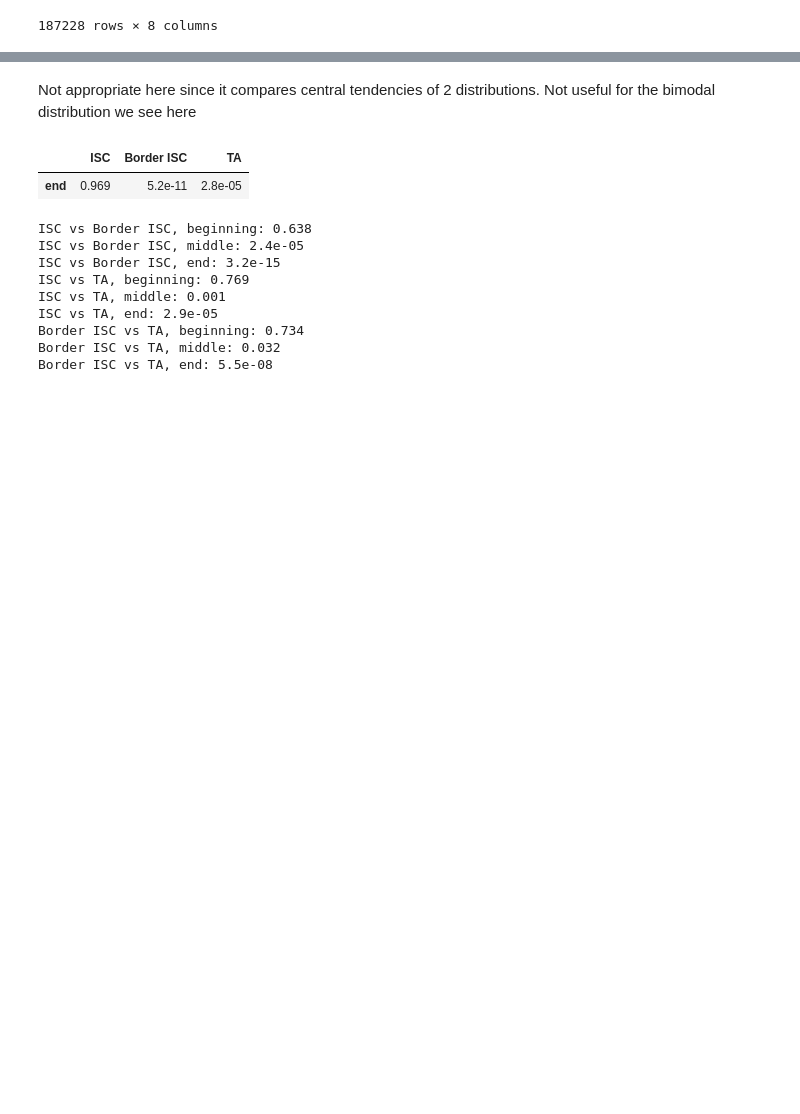
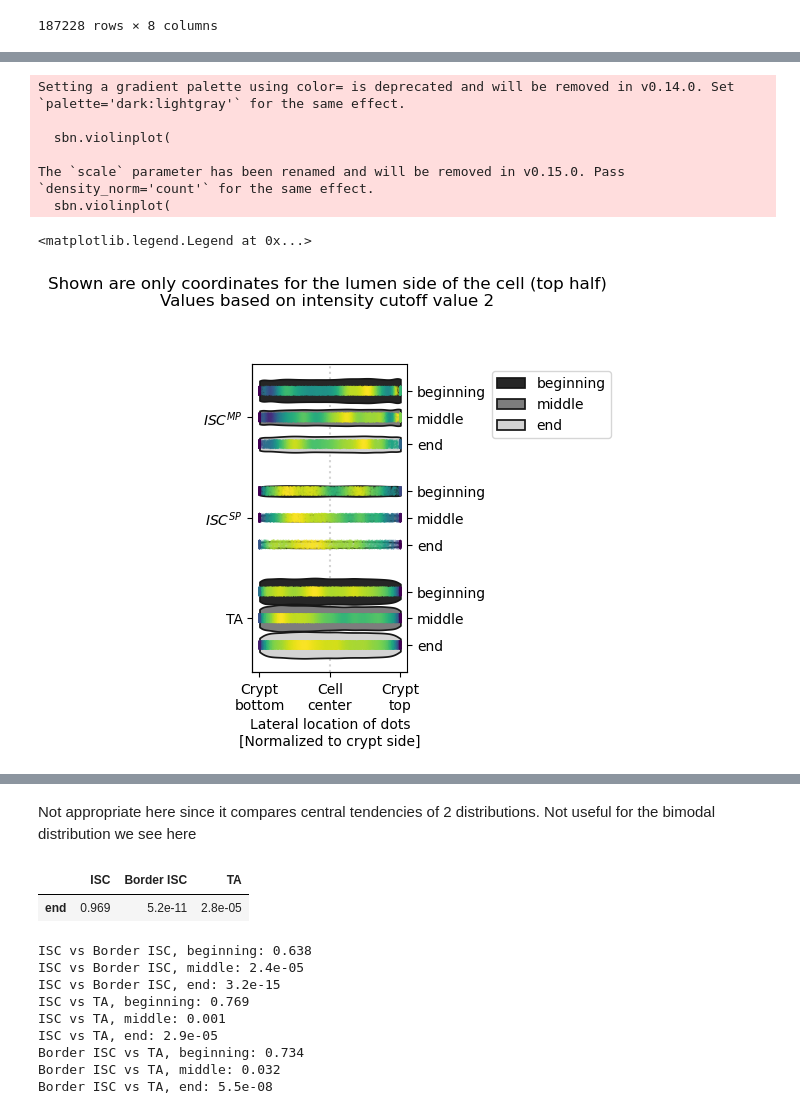
Before and after one commit to kasperlab/Scharaw_et_al_2024, a Jupyter notebook: Combined_visualization.ipynb, the cells around one changed output, grey strips where cells are left out. Cells and saved outputs as stored; diff of their text form; code cells hidden in the pictures; blank space fills up the shorter version.

Commit message:
Update analysis notebook
Update to show the creation of the plots and stats shown in the figure

```diff
--- a/Combined_visualization.ipynb
+++ b/Combined_visualization.ipynb
@@ -295,0 +304,20 @@ ax.legend(bbox_to_anchor = (1.5,1))
+# %%
+cutoff_value = 2
+
+values = f'CryptSideNormalized_distance_fraction_bisect_to_roi_cutoff{cutoff_value}'
+y_cutoff_value = f'scaled_y_coordinates_intensityCutoff{cutoff_value}'
+lumen_values = f'lumen_side_{values}'
+
+tmp_comb_df = comb_df.copy()
+tmp_comb_df[lumen_values] = tmp_comb_df.apply(lambda row: row[values][row[y_cutoff_value] > 0], axis=1)
+
+df_lumen = tmp_comb_df[lumen_values].explode().reset_index()
+df_lumen[['Ordered_Number', 'timepoint', 'Cell_type', 'Experiment']] = (tmp_comb_df.loc[df_lumen['index'], ['Ordered_Number', 'timepoint', 'Cell_type', 'Experiment']].values)
+
+df_lumen[lumen_values] = df_lumen[lumen_values].astype(float)
+df_lumen['time_group'] = ['beginning' if t < 16 else 'end' if t > 42 else 'middle' for t in df_lumen['timepoint']]
+
+df_lumen = df_lumen.dropna(how='any', axis=0)
+df_lumen['color_density'] = (df_lumen.groupby(['Cell_type', 'time_group'])[lumen_values].transform(calc_density_1d))
+
+df_lumen
@@ -295,0 +338,51 @@ ax.legend(bbox_to_anchor = (1.5,1))
+# %%
+order = ['ISC', 'Border ISC', 'TA']
+time_group_order = ['beginning', 'middle', 'end']
+point_order = itertools.product(order, time_group_order)
+
+fig, ax = plt.subplots(figsize=(2, 4))
+
+sbn.violinplot(data=df_lumen, y='Cell_type', x=lumen_values, cut=0, order=order, hue='time_group', hue_order=time_group_order,
+               split=False, inner=None, ax=ax, color='lightgray', orient='horizontal', scale='count')
+
+xs = [violin.get_paths()[0].vertices[:, 1].mean() for violin in ax.collections]
+
+x_ix = 0
+for cell, time in point_order:
+    tmp_df = df_lumen.query('Cell_type == @cell & time_group == @time')
+
+    y = tmp_df[lumen_values].values
+    x = np.repeat(xs[x_ix], len(y)).astype(float)
+    x += (np.random.randint(0, 100, size=len(y)) - 50) / 1200
+
+    ax.scatter(x=y, y=x, c=tmp_df['color_density'].values, s=0.01)
+
+    x_ix += 1
+
+[ax.spines[spine].set_visible(False) for spine in ['top', 'right']]
+
+ax.set_xticks([-1, 0, 1], ['Crypt\nbottom', 'Cell\ncenter', 'Crypt\ntop'])
+ax.set_yticklabels(['$ISC^{MP}$', '$ISC^{SP}$', 'TA'])
+ax.axvline(0, ls=':', zorder=-10, c='lightgray')
+ax.set_ylabel('')
+ax.set_xlabel('Lateral location of dots\n[Normalized to crypt side]')
+
+twinx = ax.twinx()
+twinx.set_ylim(ax.get_ylim())
+twinx.set_yticks(np.array(xs), labels=np.array([time_group_order] * len(order)).flatten())
+
+fig.suptitle(f'Shown are only coordinates for the lumen side of the cell (top half)\n'
+             f'Values based on intensity cutoff value {cutoff_value}', y=1.1)
+
+ax.legend(bbox_to_anchor=(1.5, 1))
+
+#[fig.savefig(os.path.join(main_path,'Figures',f'Lateral_cutoff{cutoff_value}_lumenSide_CombinedTime_3groups_horizontal_dotsWithDensity.{f}'),bbox_inches='tight',dpi=600 for f in ['pdf', 'png']]
+# %% [output]
+Setting a gradient palette using color= is deprecated and will be removed in v0.14.0. Set `palette='dark:lightgray'` for the same effect.
+
+  sbn.violinplot(
+
+The `scale` parameter has been renamed and will be removed in v0.15.0. Pass `density_norm='count'` for the same effect.
+  sbn.violinplot(
+<matplotlib.legend.Legend at 0x...>
+[figure, added]
```
Also changed, not shown: parts of 17 cells of this notebook.
